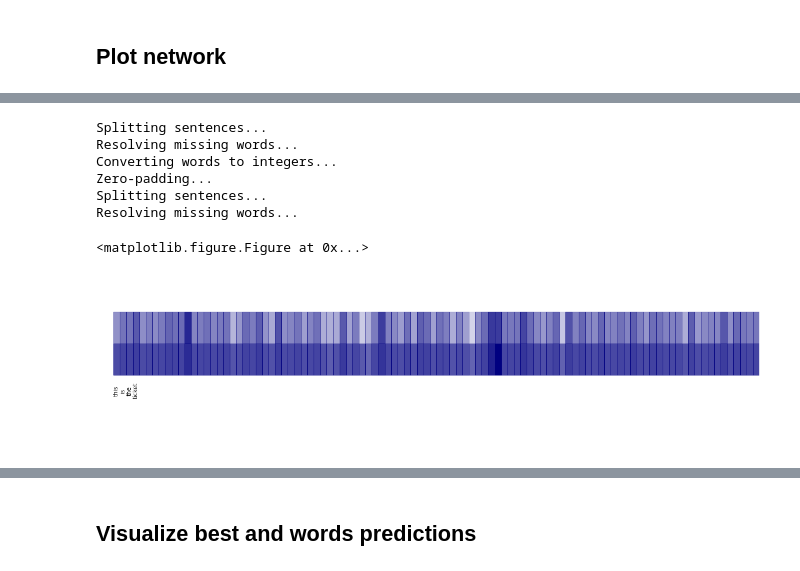
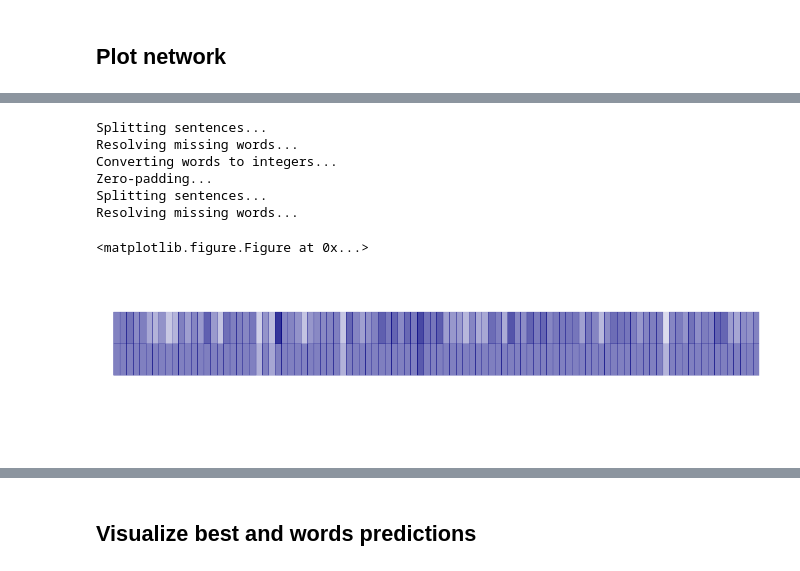
Before and after one commit to richwkc/Kaggle-Toxic-Comment-Classification-Challenge, a Jupyter notebook: codebase/visualize-rnn.ipynb, the cells around one changed output, grey strips where cells are left out. Saved outputs shown, nothing was run; the diff lists cells and outputs as text; code cells hidden in the pictures.

```diff
--- a/codebase/visualize-rnn.ipynb
+++ b/codebase/visualize-rnn.ipynb
@@ -279,14 +378,14 @@ def plotActivations(sentence):
     for output in cellOutputs:
         ax.add_patch(output)
     plt.show()
-# %%
-plotActivations("This is the ticket!")
-# %% [output]
-Splitting sentences...
-Resolving missing words...
-Converting words to integers...
-Zero-padding...
-Splitting sentences...
-Resolving missing words...
-<matplotlib.figure.Figure at 0x...>
-[figure, removed]
+# %%
+plotActivations("")
+# %% [output]
+Splitting sentences...
+Resolving missing words...
+Converting words to integers...
+Zero-padding...
+Splitting sentences...
+Resolving missing words...
+<matplotlib.figure.Figure at 0x...>
+[figure, added]
```
Also changed, not shown: parts of 20 cells of this notebook, 1 other file.
